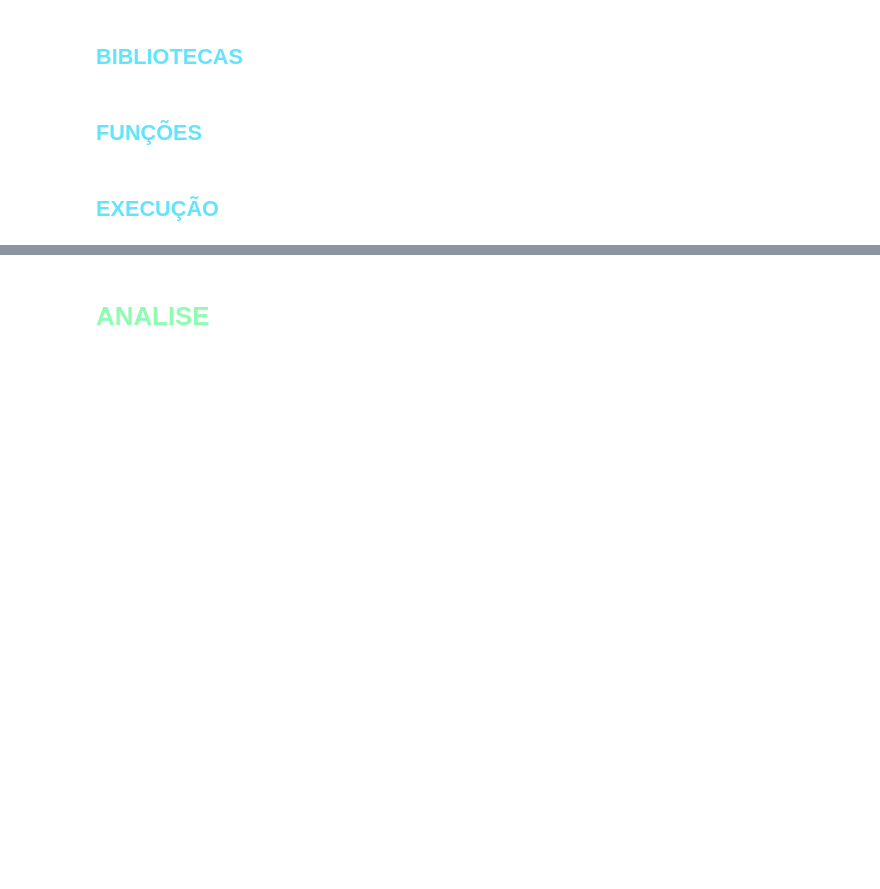
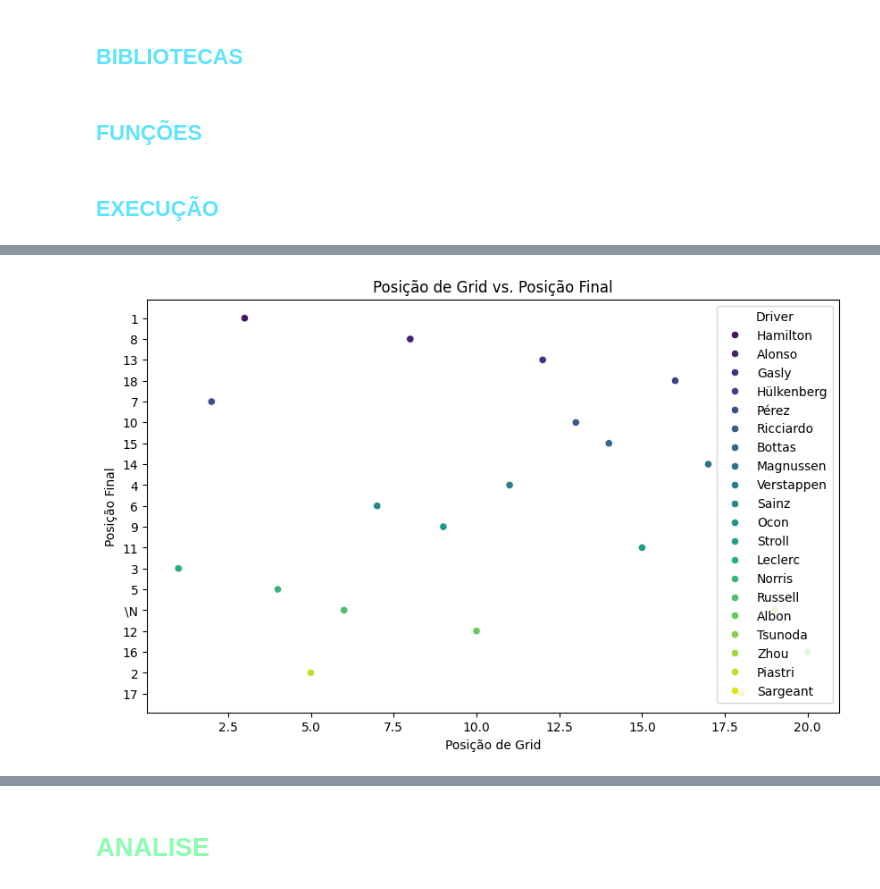
Before and after one commit to danielcs7/cientistaDados, a Jupyter notebook: projeto1/src/app.ipynb, the cells around one changed output, grey strips where cells are left out. Cells and saved outputs as stored; diff of their text form; code cells hidden in the pictures; blank space fills up the shorter version.

```diff
--- a/projeto1/src/app.ipynb
+++ b/projeto1/src/app.ipynb
@@ -105,0 +321,10 @@ Conexão com o DuckDB fechada.
+# %%
+"""POSIÇÃO DO GRID"""
+plt.figure(figsize=(10, 6))
+sns.scatterplot(x='grid', y='position', data=df, hue='Driver', palette='viridis')
+plt.title('Posição de Grid vs. Posição Final')
+plt.xlabel('Posição de Grid')
+plt.ylabel('Posição Final')
+plt.show()
+# %% [output]
+[figure, added]
```
Also changed, not shown: parts of 34 cells of this notebook, 1 other file.
